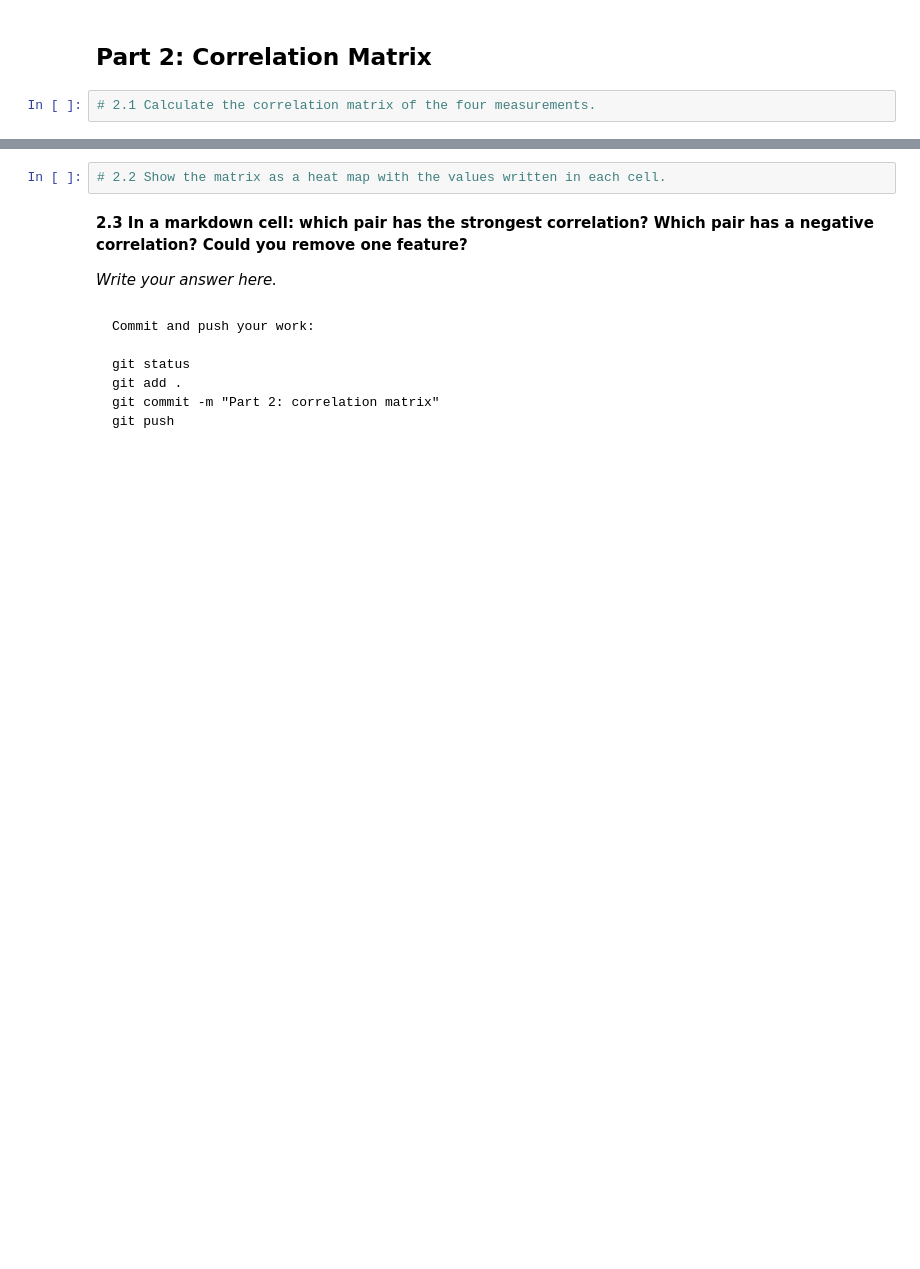
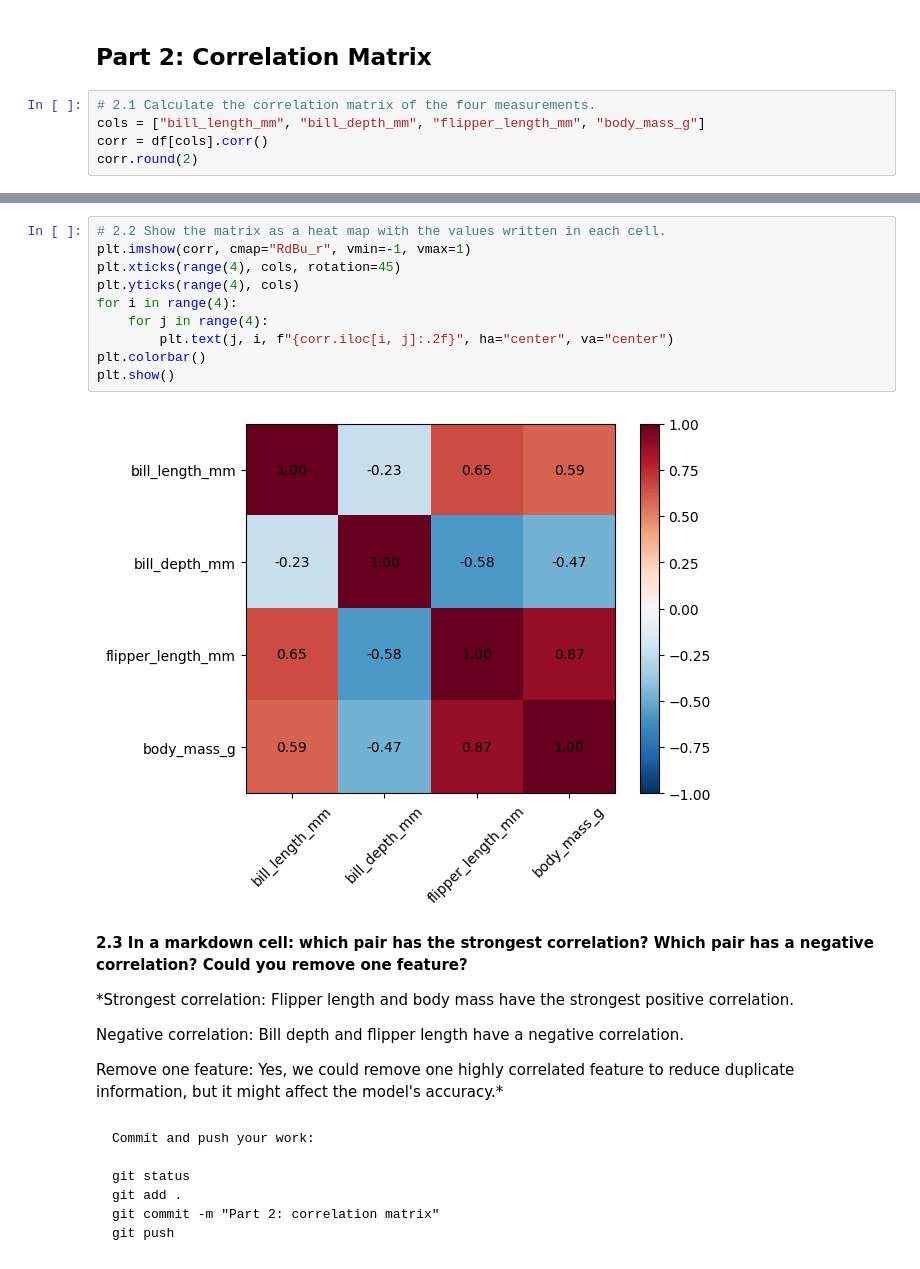
Before and after one commit to rifath156/dmv-practical-3, a Jupyter notebook: Practical_3_T.ipynb, the cells around one changed output, grey strips where cells are left out. Drawn from its saved outputs; the diff is of its cells as text; blank space fills up the shorter version.

Commit message:
Part 2:Correlation Matrix

```diff
--- a/Practical_3_T.ipynb
+++ b/Practical_3_T.ipynb
@@ -53,3 +53,6 @@ git push
 ## Part 2: Correlation Matrix
 # %%
 # 2.1 Calculate the correlation matrix of the four measurements.
+cols = ["bill_length_mm", "bill_depth_mm", "flipper_length_mm", "body_mass_g"]
+corr = df[cols].corr()
+corr.round(2)
@@ -56,9 +65,23 @@ git push
 # %%
 # 2.2 Show the matrix as a heat map with the values written in each cell.
+plt.imshow(corr, cmap="RdBu_r", vmin=-1, vmax=1)
+plt.xticks(range(4), cols, rotation=45)
+plt.yticks(range(4), cols)
+for i in range(4):
+    for j in range(4):
+        plt.text(j, i, f"{corr.iloc[i, j]:.2f}", ha="center", va="center")
+plt.colorbar()
+plt.show()
+# %% [output]
+[figure, added]
 # %% [markdown]
 **2.3 In a markdown cell: which pair has the strongest correlation? Which pair has a negative correlation? Could you remove one feature?**
 
-*Write your answer here.*
+*Strongest correlation: Flipper length and body mass have the strongest positive correlation.
+
+Negative correlation: Bill depth and flipper length have a negative correlation.
+
+Remove one feature: Yes, we could remove one highly correlated feature to reduce duplicate information, but it might affect the model's accuracy.*
 # %% [markdown]
 <pre>
 Commit and push your work:
```
Also changed, not shown: parts of 1 cell of this notebook.
